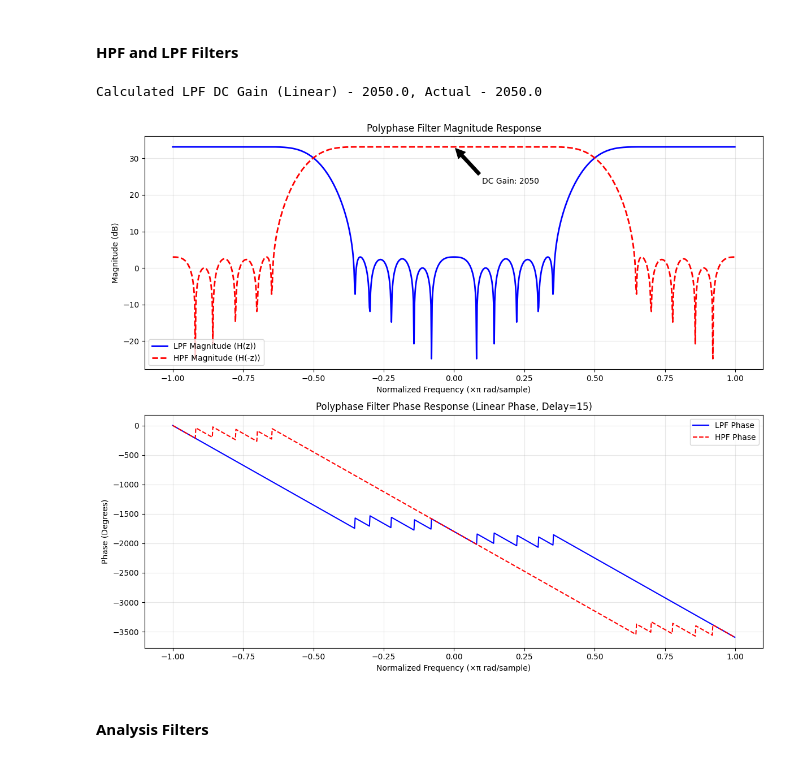
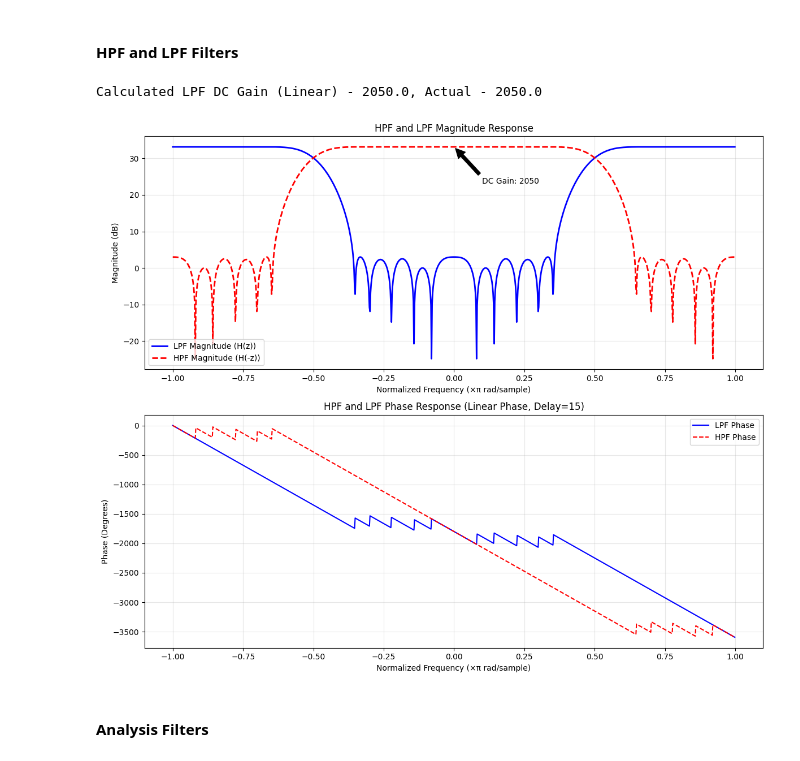
Before and after one commit to kalki00umd/ADSP_Project, a Jupyter notebook: project630_main.ipynb, the cells around one changed output. Drawn from its saved outputs; the diff is of its cells as text; code cells hidden in the pictures.

```diff
--- a/project630_main.ipynb
+++ b/project630_main.ipynb
@@ -138,36 +138,36 @@ plt.figure(figsize=(12, 10))
 
 # Magnitude Plot
 plt.subplot(2, 1, 1)
 plt.plot(center_freqs, mag_lpf_db, label='LPF Magnitude (H(z))', color='blue', linewidth=2)
 plt.plot(center_freqs, mag_hpf_db, label='HPF Magnitude (H(-z))', color='red', linestyle='--', linewidth=2)
-plt.title('Polyphase Filter Magnitude Response')
+plt.title('HPF and LPF Magnitude Response')
 plt.ylabel('Magnitude (dB)')
 plt.xlabel('Normalized Frequency (×π rad/sample)')
 plt.grid(True, alpha=0.3)
 plt.legend()
 # plt.xlim(0, 1)
 
 # Add Annotation for Gain
 plt.annotate(f'DC Gain: {gain_lpf_linear:.0f}', xy=(0, mag_lpf_db[0]),
              xytext=(0.1, mag_lpf_db[0]-10),
              arrowprops=dict(facecolor='black', shrink=0.05))
 
 # Phase Plot
 plt.subplot(2, 1, 2)
 plt.plot(center_freqs, phase_lpf, label='LPF Phase', color='blue')
 plt.plot(center_freqs, phase_hpf, label='HPF Phase', color='red', linestyle='--')
-plt.title(f'Polyphase Filter Phase Response (Linear Phase, Delay={len(h_lpf)//2})')
+plt.title(f'HPF and LPF Phase Response (Linear Phase, Delay={len(h_lpf)//2})')
 plt.ylabel('Phase (Degrees)')
 plt.xlabel('Normalized Frequency (×π rad/sample)')
 plt.grid(True, alpha=0.3)
 plt.legend()
 # plt.xlim(0, 1)
 
 plt.tight_layout()
 plt.show()
 # %% [output]
 Calculated LPF DC Gain (Linear) - 2050.0, Actual - 2050.0
-[figure, old version]
+[figure, new version]
 # %% [markdown]
 #### Analysis Filters
 # %%
```
Also changed, not shown: parts of 12 cells of this notebook.
